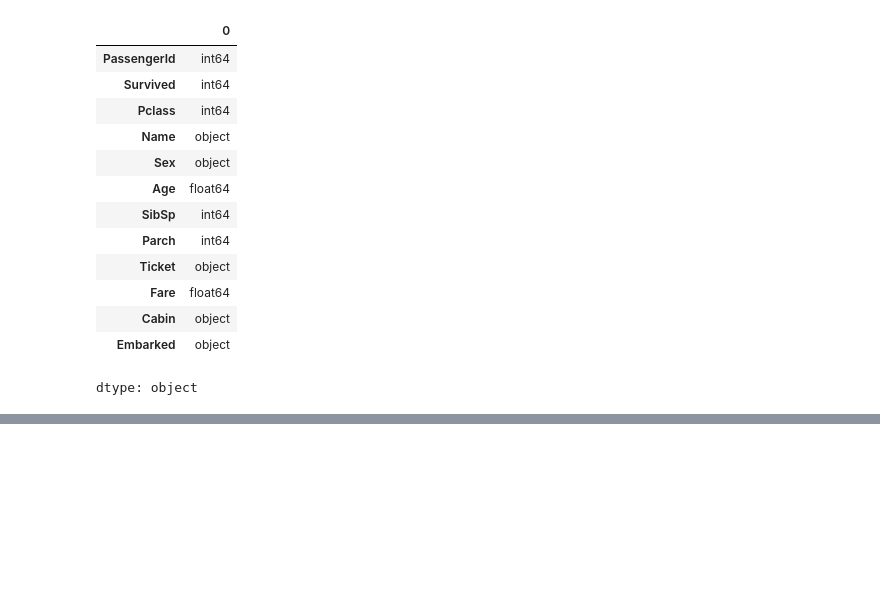
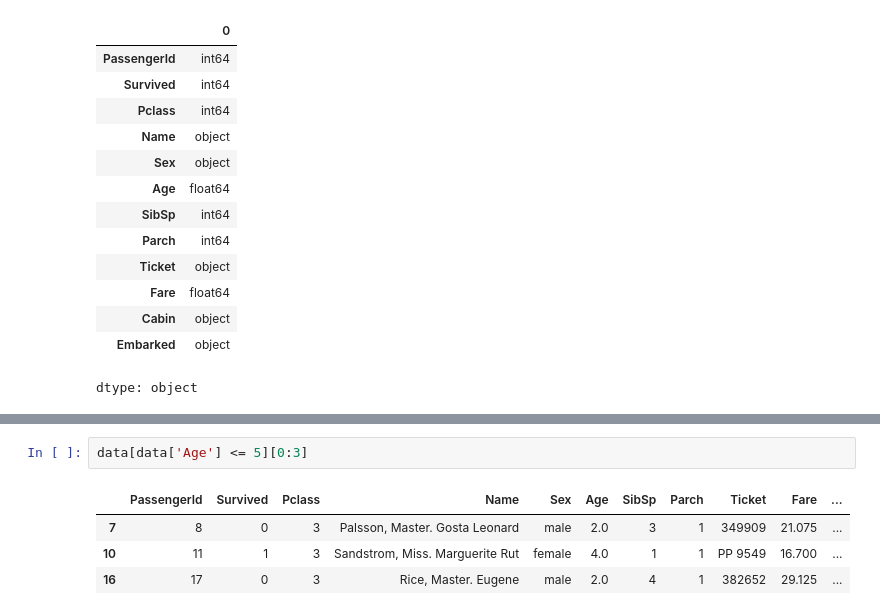
Before and after one commit to hosngholami/Learning, a Jupyter notebook: Pandas.ipynb, the cells around one changed output, grey strips where cells are left out. Saved outputs shown, nothing was run; the diff lists cells and outputs as text; blank space fills up the shorter version.

```diff
--- a/Pandas.ipynb
+++ b/Pandas.ipynb
@@ -73,0 +137,7 @@ dtype: object
+# %%
+data[data['Age'] <= 5][0:3]
+# %% [output]
+|  | PassengerId | Survived | Pclass | Name | Sex | Age | SibSp | Parch | Ticket | Fare | ... |
+| 7 | 8 | 0 | 3 | Palsson, Master. Gosta Leonard | male | 2.0 | 3 | 1 | 349909 | 21.075 | ... |
+| 10 | 11 | 1 | 3 | Sandstrom, Miss. Marguerite Rut | female | 4.0 | 1 | 1 | PP 9549 | 16.700 | ... |
+| 16 | 17 | 0 | 3 | Rice, Master. Eugene | male | 2.0 | 4 | 1 | 382652 | 29.125 | ... |
```
Also changed, not shown: parts of 7 cells of this notebook.
